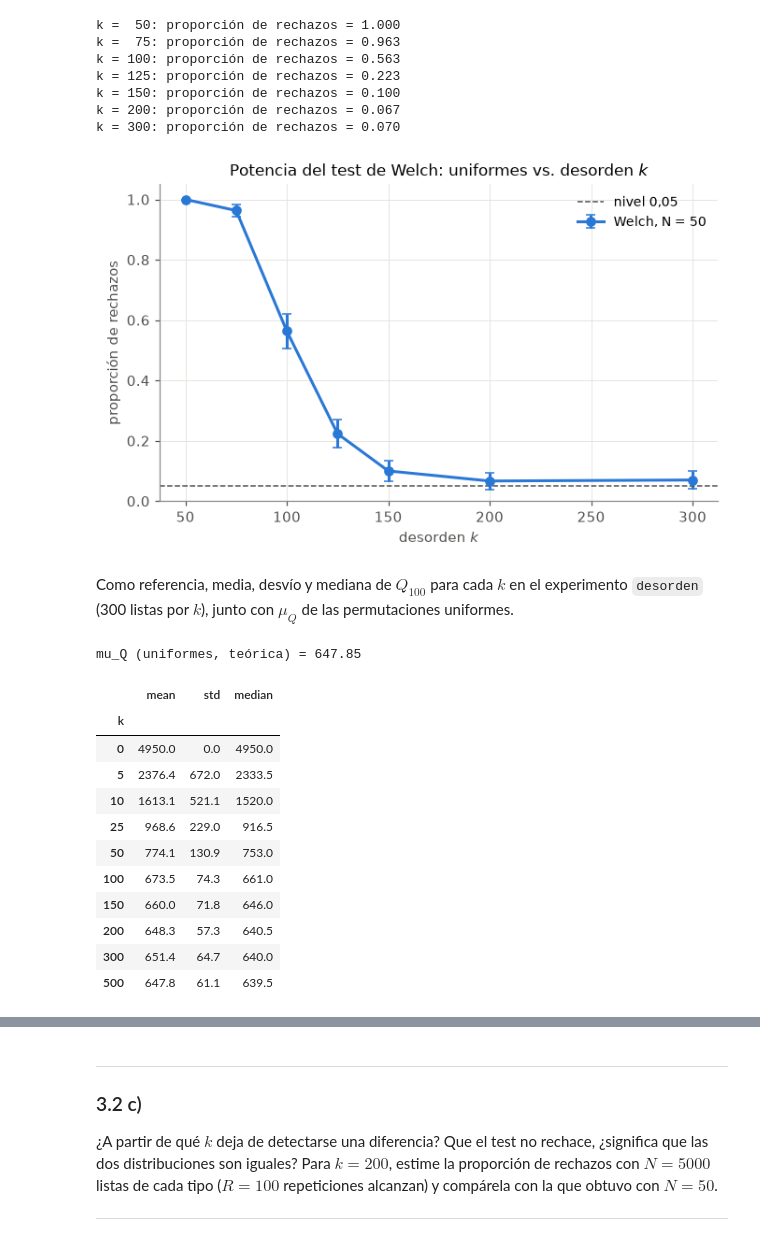
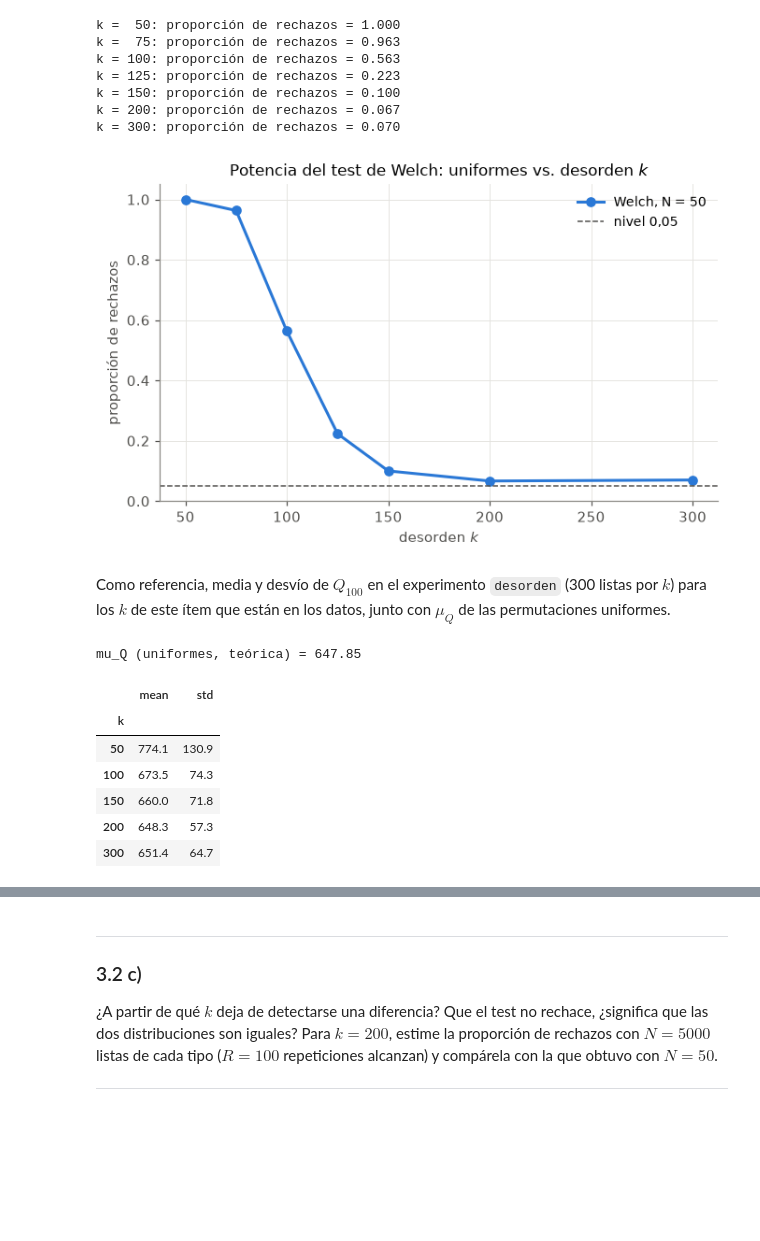
Before and after one commit to fdllrs/estadistica-computacional-tp, a Jupyter notebook: bloque3.ipynb, the cells around one changed output, grey strips where cells are left out. Saved outputs shown, nothing was run; the diff lists cells and outputs as text; code cells hidden in the pictures; blank space fills up the shorter version.

```diff
--- a/bloque3.ipynb
+++ b/bloque3.ipynb
@@ -327,26 +315,24 @@ k = 150: proporción de rechazos = 0.100
 k = 200: proporción de rechazos = 0.067
 k = 300: proporción de rechazos = 0.070
 # %%
-p = np.array(list(potencia.values()))
-ee_p = np.sqrt(p * (1 - p) / R)
-
 fig, ax = plt.subplots(figsize=(7, 4))
-ax.errorbar(ks, p, yerr=1.96 * ee_p, marker="o", color=AZUL, capsize=3, label="Welch, N = 50")
+ax.plot(ks, list(potencia.values()), marker="o", color=AZUL, label="Welch, N = 50")
 ax.axhline(0.05, color=GRIS, linestyle="--", linewidth=1, label="nivel 0,05")
 ax.set_xlabel("desorden $k$")
 ax.set_ylabel("proporción de rechazos")
 ax.set_title("Potencia del test de Welch: uniformes vs. desorden $k$")
 ax.set_ylim(0, 1.05)
 ax.legend()
 plt.show()
 # %% [output]
-[figure, old version]
+[figure, new version]
 # %% [markdown]
-Como referencia, media, desvío y mediana de $Q_{100}$ para cada $k$ en el experimento `desorden` (300 listas por $k$), junto con $\mu_Q$ de las permutaciones uniformes.
+Como referencia, media y desvío de $Q_{100}$ en el experimento `desorden` (300 listas por $k$) para los $k$ de este ítem que están en los datos, junto con $\mu_Q$ de las permutaciones uniformes.
 # %%
 desorden_Q = df[(df["experimento"] == "desorden") & (df["algoritmo"] == "quick_primero")]
-resumen_k = desorden_Q.groupby("k")["comparaciones"].agg(["mean", "std", "median"]).round(1)
+resumen_k = desorden_Q.groupby("k")["comparaciones"].agg(["mean", "std"]).round(1)
 resumen_k.index = resumen_k.index.astype(int)
+resumen_k = resumen_k.loc[[k for k in ks if k in resumen_k.index]]
 
 H = np.sum(1 / np.arange(1, 101))
 mu_Q = 2 * 101 * H - 4 * 100
@@ -354,18 +340,13 @@ print(f"mu_Q (uniformes, teórica) = {mu_Q:.2f}")
 resumen_k
 # %% [output]
 mu_Q (uniformes, teórica) = 647.85
-|  | mean | std | median |
-| k |  |  |  |
-| 0 | 4950.0 | 0.0 | 4950.0 |
-| 5 | 2376.4 | 672.0 | 2333.5 |
-| 10 | 1613.1 | 521.1 | 1520.0 |
-| 25 | 968.6 | 229.0 | 916.5 |
-| 50 | 774.1 | 130.9 | 753.0 |
-| 100 | 673.5 | 74.3 | 661.0 |
-| 150 | 660.0 | 71.8 | 646.0 |
-| 200 | 648.3 | 57.3 | 640.5 |
-| 300 | 651.4 | 64.7 | 640.0 |
-| 500 | 647.8 | 61.1 | 639.5 |
+|  | mean | std |
+| k |  |  |
+| 50 | 774.1 | 130.9 |
+| 100 | 673.5 | 74.3 |
+| 150 | 660.0 | 71.8 |
+| 200 | 648.3 | 57.3 |
+| 300 | 651.4 | 64.7 |
 # %% [markdown]
 Con $k = 50$ el test rechaza siempre y con $k = 75$ casi siempre ($0{,}963$). Entre $k = 75$ y $k = 150$ la proporción de rechazos cae mucho, y a partir de $k = 150$–$200$ queda cerca de $0{,}05$.
 
```
Also changed, not shown: parts of 26 cells of this notebook, 1 other file.
